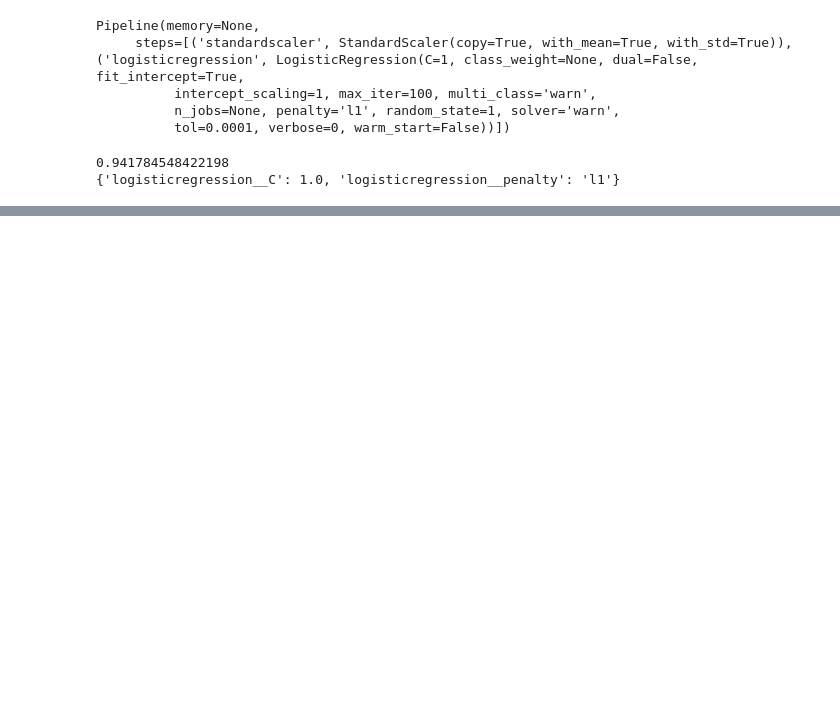
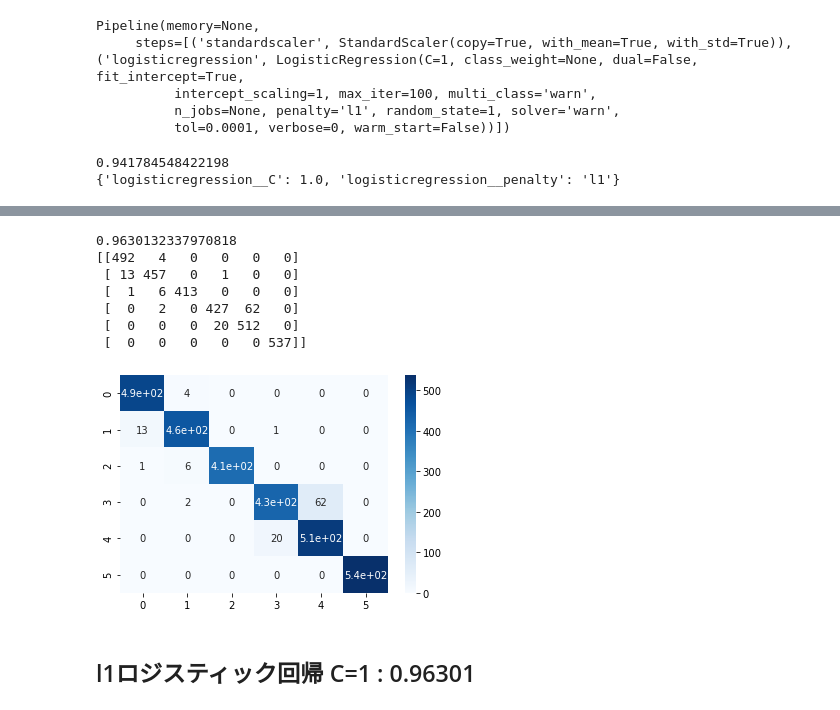
Before and after one commit to teruto725/behavior-recognition, a Jupyter notebook: LogisticRegression.ipynb, the cells around one changed output, grey strips where cells are left out. Drawn from its saved outputs; the diff is of its cells as text; code cells hidden in the pictures; blank space fills up the shorter version.

```diff
--- a/LogisticRegression.ipynb
+++ b/LogisticRegression.ipynb
@@ -118,0 +145,16 @@ print(gs.best_params_)
+# %%
+#普通のl1ロジスティック
+pipe_lr.fit(X_train,Y_train)
+Y_pred= pipe_lda_lr.predict(X_test)
+result_heatmap(Y_test,Y_pred)
+# %% [output]
+0.9630132337970818
+[[492   4   0   0   0   0]
+ [ 13 457   0   1   0   0]
+ [  1   6 413   0   0   0]
+ [  0   2   0 427  62   0]
+ [  0   0   0  20 512   0]
+ [  0   0   0   0   0 537]]
+[figure, added]
+# %% [markdown]
+## l1ロジスティック回帰 C=1 : 0.96301
```
Also changed, not shown: parts of 3 cells of this notebook, 3 other files.
